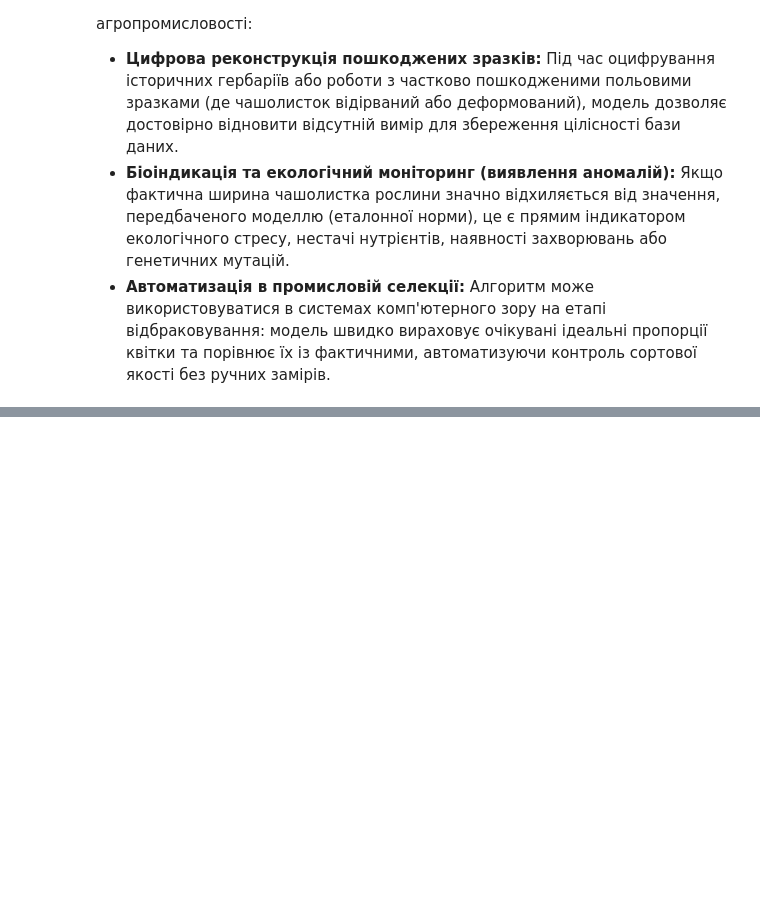
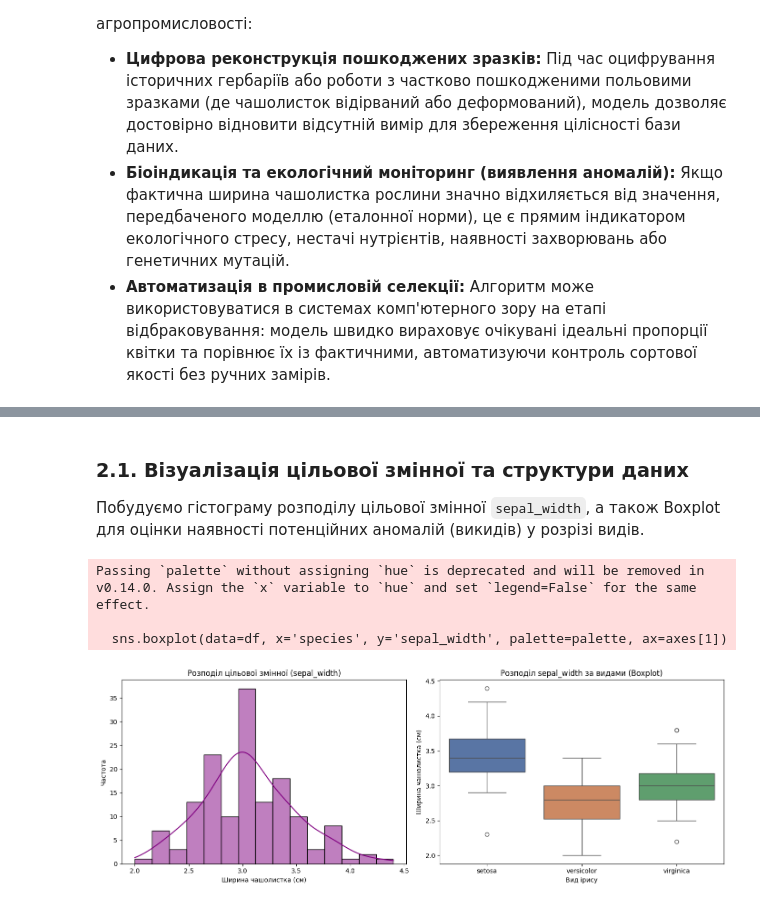
Before and after one commit to Yaroslav071315/machine-learning-course-volovnyk, a Jupyter notebook: lab01/notebook/lab01.ipynb, the cells around one changed output, grey strips where cells are left out. Cells and saved outputs as stored; diff of their text form; code cells hidden in the pictures; blank space fills up the shorter version.

Commit message:
Analysis of an individual data set

```diff
--- a/lab01/notebook/lab01.ipynb
+++ b/lab01/notebook/lab01.ipynb
@@ -23,0 +28,26 @@
+# %%
+import pandas as pd
+import matplotlib.pyplot as plt
+import seaborn as sns
+from sklearn.datasets import load_iris
+
+# Завантаження набору даних
+iris = load_iris(as_frame=True)
+df = iris.frame
+
+# Зміна назв стовпців для зручності
+df.columns = ['sepal_length', 'sepal_width', 'petal_length', 'petal_width', 'species']
+# Перетворення числового коду виду на текстову категорію для наочності
+species_map = {0: 'setosa', 1: 'versicolor', 2: 'virginica'}
+df['species'] = df['species'].map(species_map)
+
+# Виведення базової інформації
+print("--- Розмірність та типи даних ---")
+df.info()
+
+print("\n--- Описова статистика ---")
+display(df.describe())
+
+print("\n--- Пропуски та дублікати ---")
+print(f"Кількість пропусків:\n{df.isna().sum()}\n")
+print(f"Кількість повних дублікатів: {df.duplicated().sum()}")
@@ -23,0 +89,27 @@
+# %% [markdown]
+### 2.1. Візуалізація цільової змінної та структури даних
+
+Побудуємо гістограму розподілу цільової змінної `sepal_width`, а також Boxplot для оцінки наявності потенційних аномалій (викидів) у розрізі видів.
+# %%
+fig, axes = plt.subplots(1, 2, figsize=(14, 5))
+palette = {'setosa': '#4C72B0', 'versicolor': '#DD8452', 'virginica': '#55A868'}
+
+# Гістограма цільової змінної
+sns.histplot(data=df, x='sepal_width', kde=True, bins=15, color='purple', ax=axes[0])
+axes[0].set_title('Розподіл цільової змінної (sepal_width)')
+axes[0].set_xlabel('Ширина чашолистка (см)')
+axes[0].set_ylabel('Частота')
+
+# Boxplot для виявлення аномалій у розрізі видів
+sns.boxplot(data=df, x='species', y='sepal_width', palette=palette, ax=axes[1])
+axes[1].set_title('Розподіл sepal_width за видами (Boxplot)')
+axes[1].set_xlabel('Вид ірису')
+axes[1].set_ylabel('Ширина чашолистка (см)')
+
+plt.tight_layout()
+plt.show()
+# %% [output]
+Passing `palette` without assigning `hue` is deprecated and will be removed in v0.14.0. Assign the `x` variable to `hue` and set `legend=False` for the same effect.
+
+  sns.boxplot(data=df, x='species', y='sepal_width', palette=palette, ax=axes[1])
+[figure, added]
```
Also changed, not shown: parts of 4 cells of this notebook, 2 other files.
